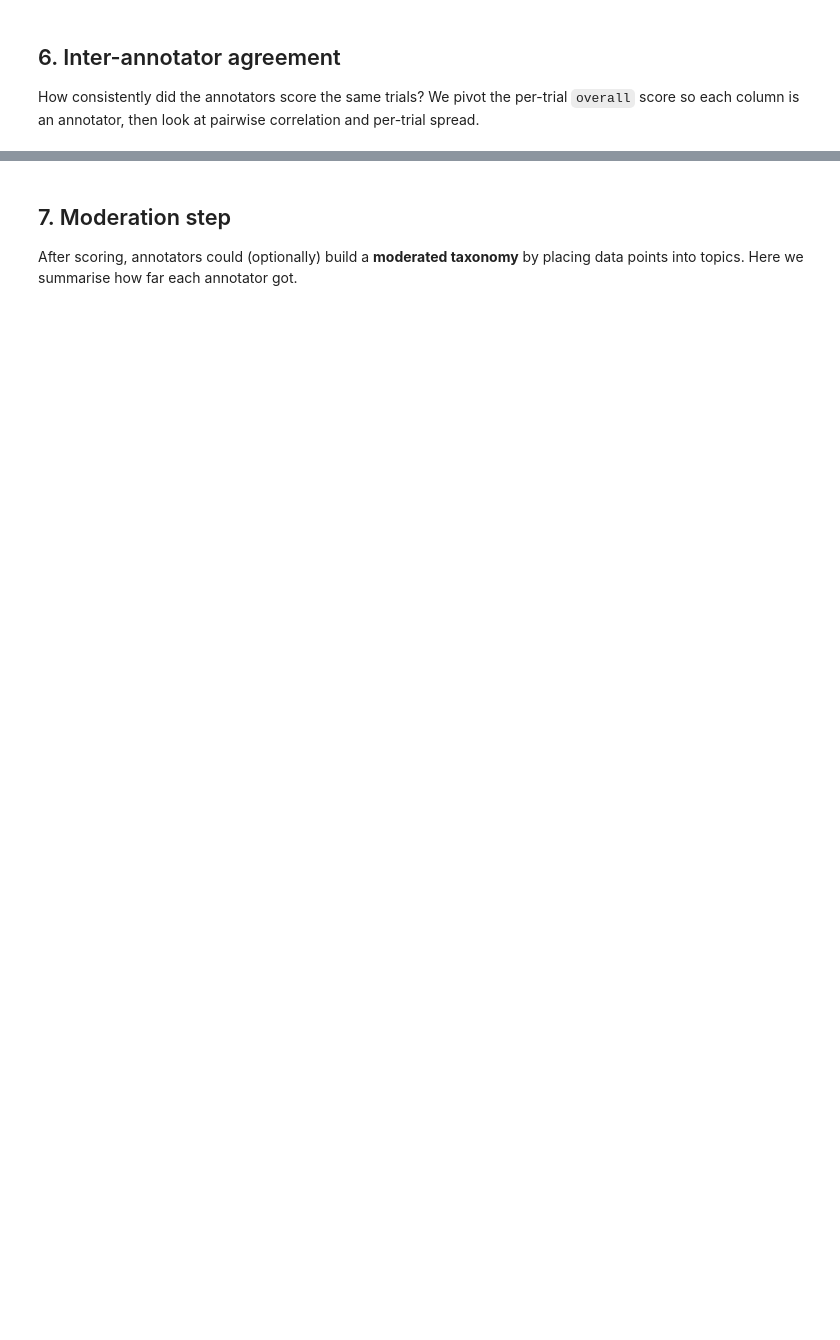
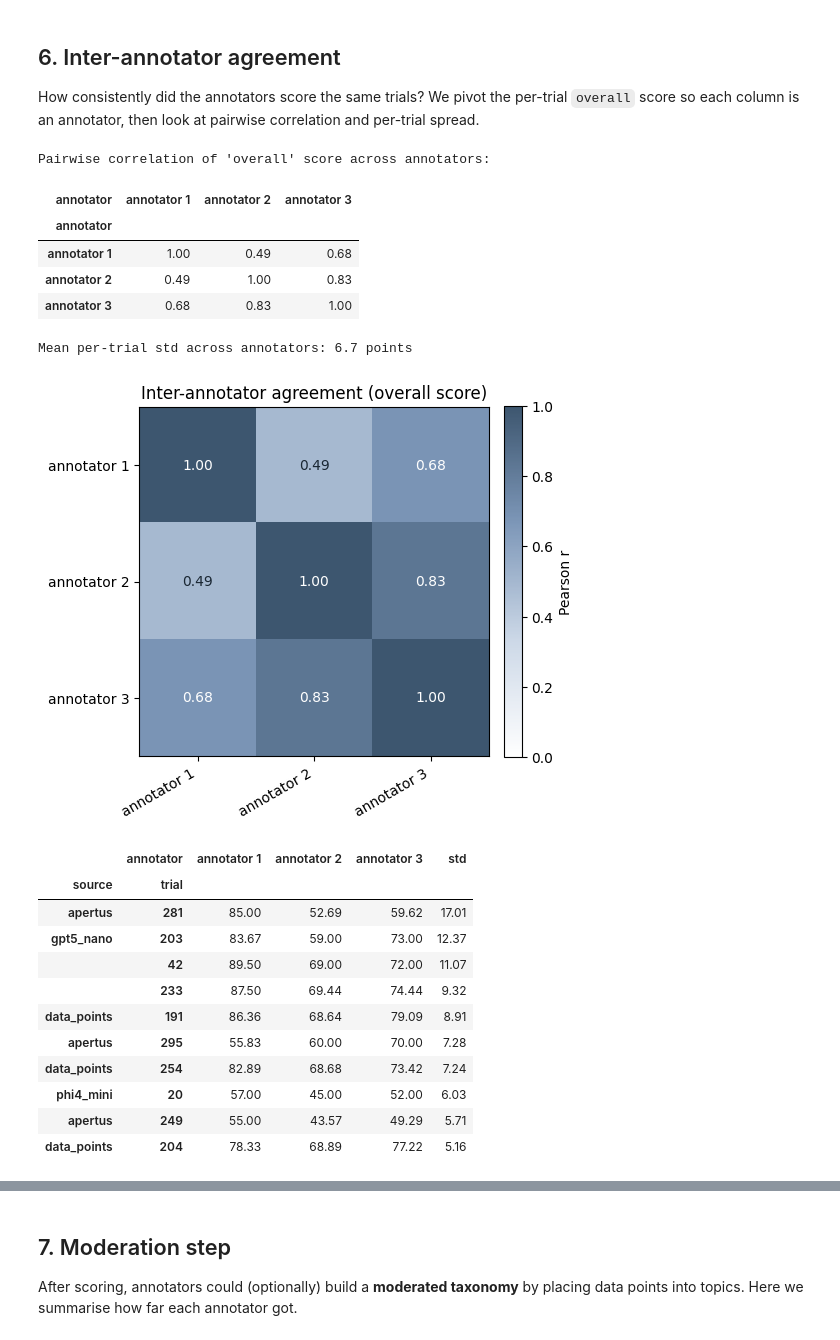
Before and after one commit to cea-ethz/Computational-Digital-Passport-Taxonomy, a Jupyter notebook: annotator results/annotator_results_summary.ipynb, the cells around one changed output, grey strips where cells are left out. Drawn from its saved outputs; the diff is of its cells as text; code cells hidden in the pictures; blank space fills up the shorter version.

Commit message:
update annotator results table

```diff
--- a/annotator results/annotator_results_summary.ipynb
+++ b/annotator results/annotator_results_summary.ipynb
@@ -265,35 +450,55 @@ pivot = trials_df.pivot_table(index=["source", "trial"], columns="annotator", va
 corr = pivot.corr()
 print("Pairwise correlation of 'overall' score across annotators:")
 display(corr)
 
 spread = pivot.std(axis=1).rename("std_across_annotators")
-print(f"
-Mean per-trial std across annotators: {spread.mean():.1f} points")
+print(f"Mean per-trial std across annotators: {spread.mean():.1f} points")
 
 # Sequential colormap anchored on the requested tone #CCD8E7 (a light blue-grey),
 # ramping from white (weak agreement) through that tone to a darker shade (strong).
 cmap = LinearSegmentedColormap.from_list(
     "ccd8e7", ["#ffffff", "#CCD8E7", "#7d97b8", "#3d566f"]
 )
 
 fig, ax = plt.subplots(figsize=(5.5, 5))
 im = ax.imshow(corr.values, cmap=cmap, vmin=0, vmax=1)
 ax.set_xticks(range(len(corr.columns)))
 ax.set_xticklabels(corr.columns, rotation=30, ha="right")
 ax.set_yticks(range(len(corr.index)))
 ax.set_yticklabels(corr.index)
 for i in range(corr.shape[0]):
     for j in range(corr.shape[1]):
         v = corr.values[i, j]
         ax.text(j, i, f"{v:.2f}", ha="center", va="center",
                 color="white" if v > 0.6 else "#1a2733", fontsize=10)
 fig.colorbar(im, ax=ax, fraction=0.046, pad=0.04, label="Pearson r")
 ax.set_title("Inter-annotator agreement (overall score)")
 plt.tight_layout()
 plt.show()
 
 # Trials with the largest disagreement, for reference.
 pivot.assign(std=spread).sort_values("std", ascending=False).head(10)
+# %% [output]
+Pairwise correlation of 'overall' score across annotators:
+| annotator | annotator 1 | annotator 2 | annotator 3 |
+| annotator |  |  |  |
+| annotator 1 | 1.00 | 0.49 | 0.68 |
+| annotator 2 | 0.49 | 1.00 | 0.83 |
+| annotator 3 | 0.68 | 0.83 | 1.00 |
+Mean per-trial std across annotators: 6.7 points
+[figure, added]
+|  | annotator | annotator 1 | annotator 2 | annotator 3 | std |
+| source | trial |  |  |  |  |
+| apertus | 281 | 85.00 | 52.69 | 59.62 | 17.01 |
+| gpt5_nano | 203 | 83.67 | 59.00 | 73.00 | 12.37 |
+|  | 42 | 89.50 | 69.00 | 72.00 | 11.07 |
+|  | 233 | 87.50 | 69.44 | 74.44 | 9.32 |
+| data_points | 191 | 86.36 | 68.64 | 79.09 | 8.91 |
+| apertus | 295 | 55.83 | 60.00 | 70.00 | 7.28 |
+| data_points | 254 | 82.89 | 68.68 | 73.42 | 7.24 |
+| phi4_mini | 20 | 57.00 | 45.00 | 52.00 | 6.03 |
+| apertus | 249 | 55.00 | 43.57 | 49.29 | 5.71 |
+| data_points | 204 | 78.33 | 68.89 | 77.22 | 5.16 |
 # %%
 # Heatmap-style view of each annotator's overall score per trial.
 p = pivot.copy()
```
Also changed, not shown: parts of 17 cells of this notebook.
